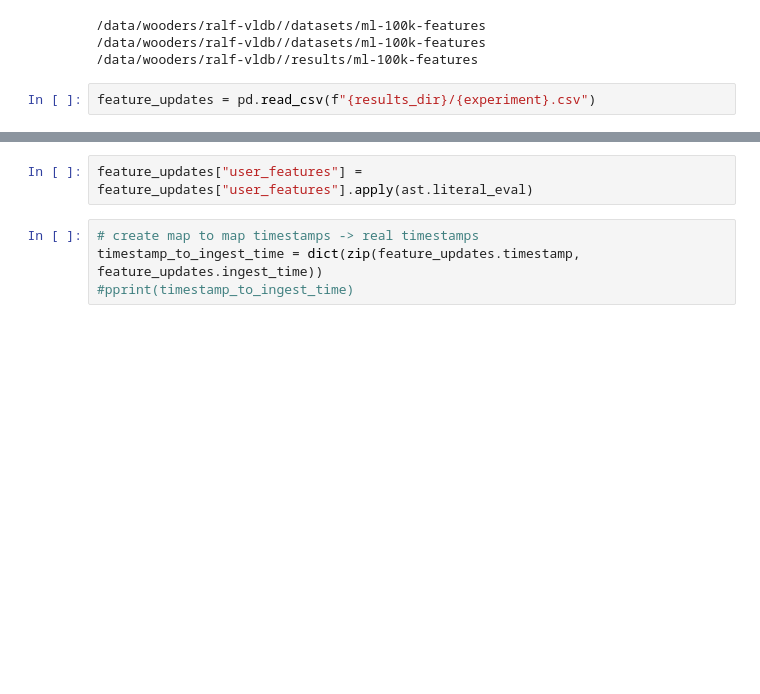
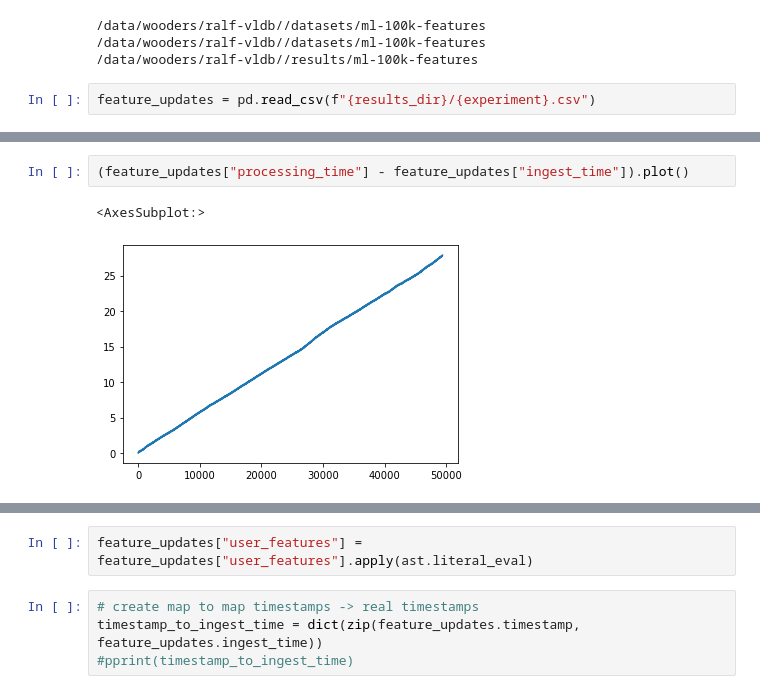
Before and after one commit to feature-store/experiments, a Jupyter notebook: nb/02-22-22 ALS Evaluation .ipynb, the cells around one changed output, grey strips where cells are left out. Saved outputs shown, nothing was run; the diff lists cells and outputs as text; blank space fills up the shorter version.

```diff
--- a/nb/02-22-22 ALS Evaluation .ipynb
+++ b/nb/02-22-22 ALS Evaluation .ipynb
@@ -47,0 +48,5 @@ feature_updates["runtime"].median()
+# %%
+(feature_updates["processing_time"] - feature_updates["ingest_time"]).plot()
+# %% [output]
+<AxesSubplot:>
+[figure, added]
```
Also changed, not shown: parts of 5 cells of this notebook, 4 other files.
